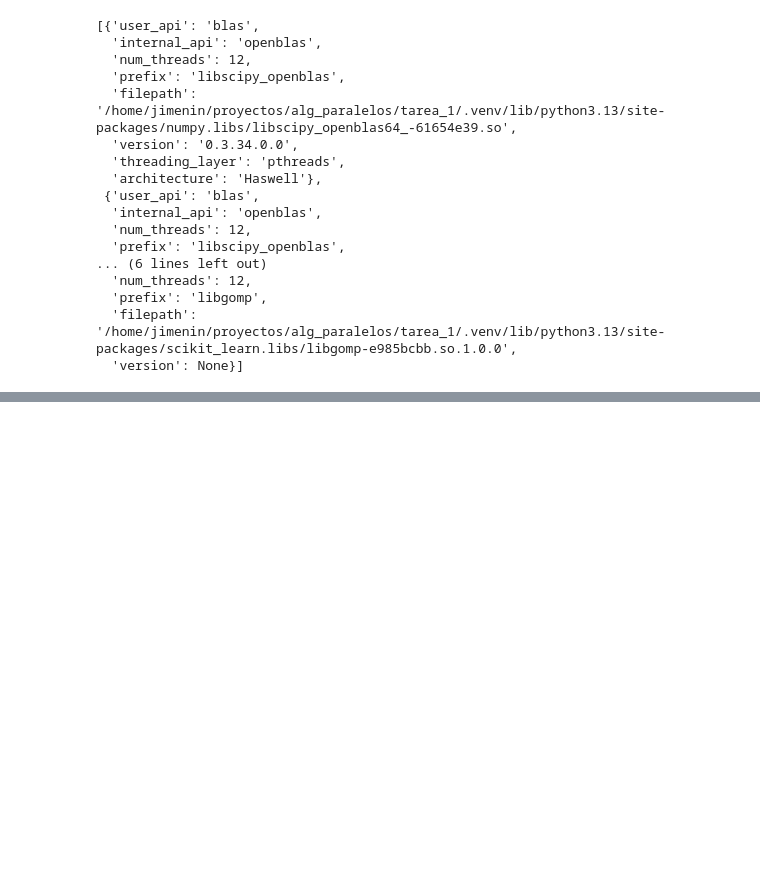
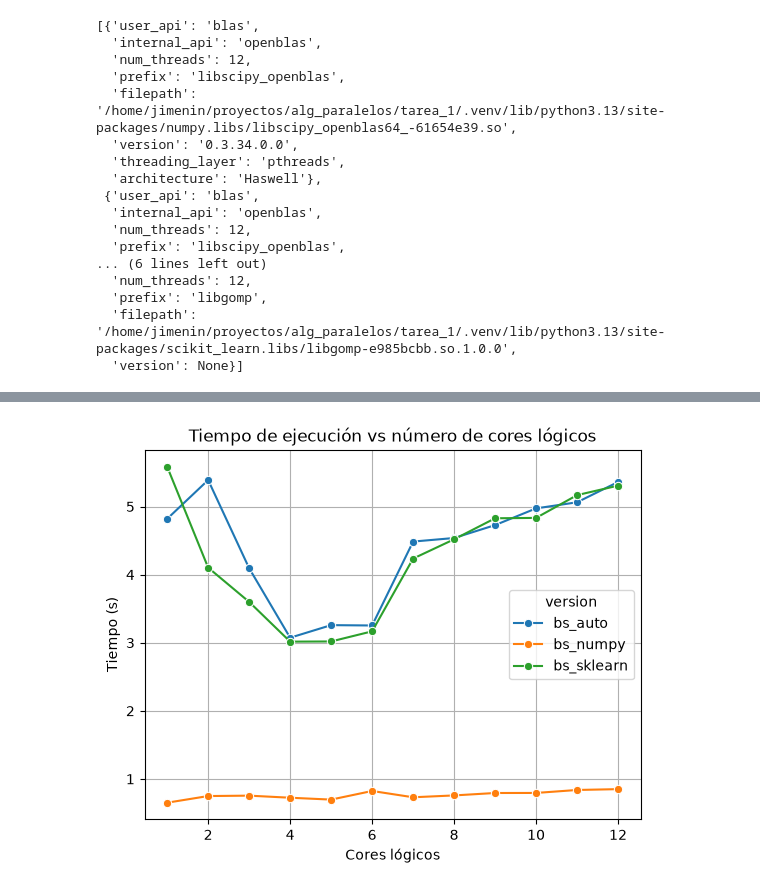
Before and after one commit to Jimenez73/alg_paralelos, a Jupyter notebook: tarea_1/test.ipynb, the cells around one changed output, grey strips where cells are left out. Saved outputs shown, nothing was run; the diff lists cells and outputs as text; code cells hidden in the pictures; blank space fills up the shorter version.

Commit message:
item e

```diff
--- a/tarea_1/test.ipynb
+++ b/tarea_1/test.ipynb
@@ -137,0 +138,5 @@ threadpool_info()
+# %%
+import pandas as pd
+
+df = pd.read_csv("results/resultados_item_f.csv")
+df
@@ -137,0 +161,12 @@ threadpool_info()
+# %%
+import matplotlib.pyplot as plt
+import seaborn as sns
+
+ax = sns.lineplot(data=df, x="p", y="tiempo", hue="version", marker="o")
+ax.set_title("Tiempo de ejecución vs número de cores lógicos")
+ax.set_ylabel("Tiempo (s)")
+ax.set_xlabel("Cores lógicos")
+plt.grid(True)
+plt.show()
+# %% [output]
+[figure, added]
```
Also changed, not shown: parts of 2 cells of this notebook, 5 other files.
